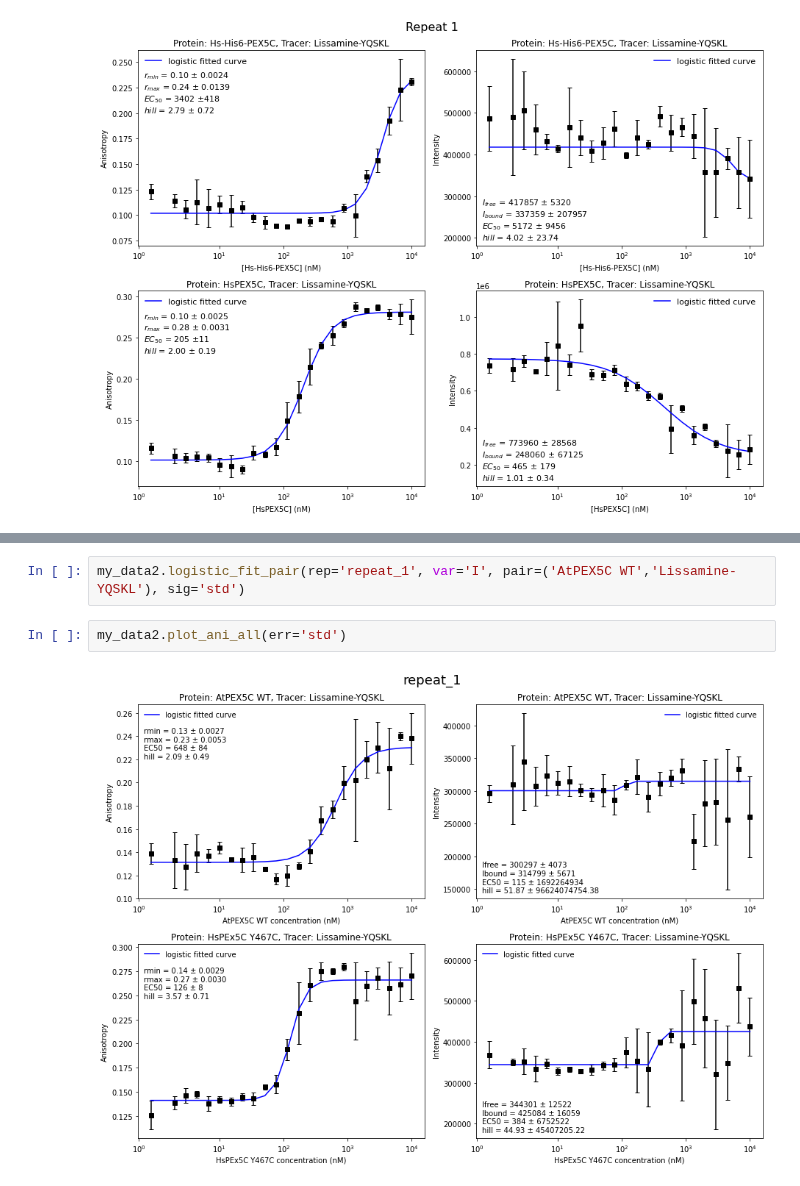
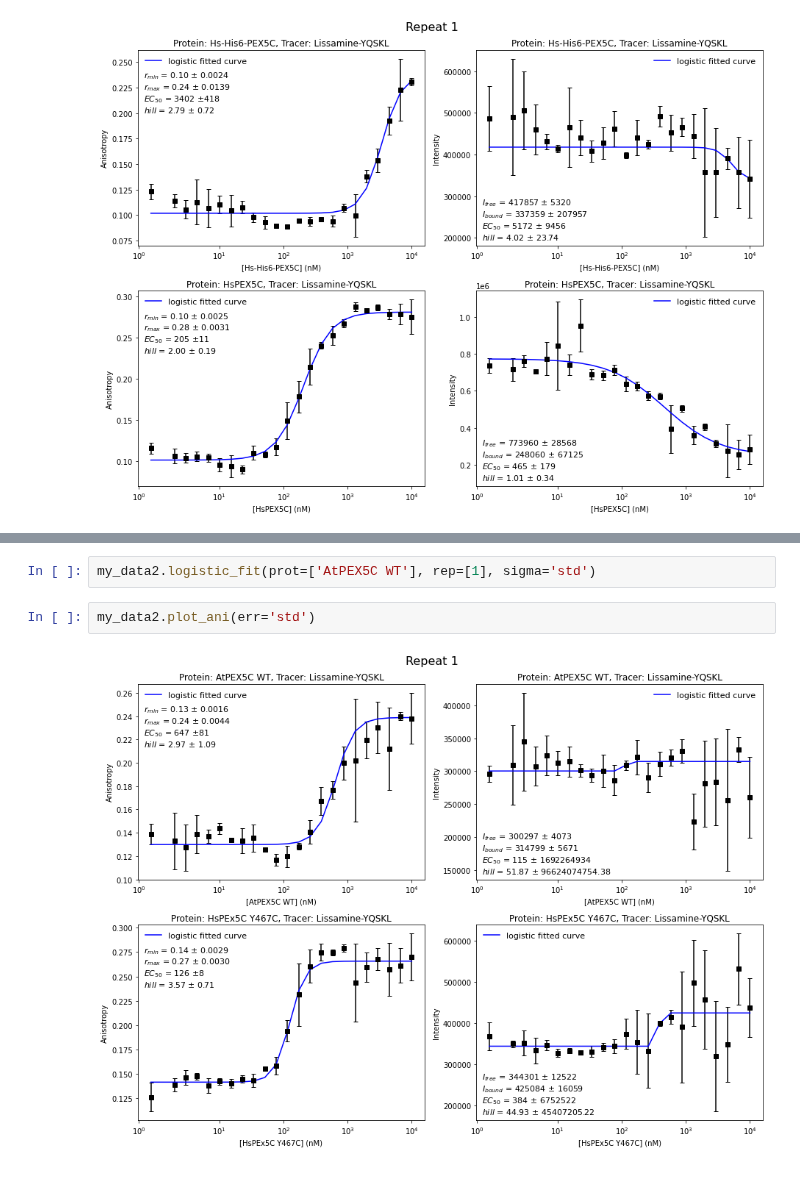
Before and after one commit to mariuszlas/Fluorescence-Anisotropy-Analysis-Development, a Jupyter notebook: fluorescenceanisotropy/fluores_anisotropy.ipynb, the cells around one changed output, grey strips where cells are left out. Drawn from its saved outputs; the diff is of its cells as text.

```diff
--- a/fluorescenceanisotropy/fluores_anisotropy.ipynb
+++ b/fluorescenceanisotropy/fluores_anisotropy.ipynb
@@ -1329,9 +1572,9 @@ Use the 'logistic_fit_pair' function to adjust the initial guess for the paramet
-# %%
-my_data2.logistic_fit_pair(rep='repeat_1', var='I', pair=('AtPEX5C WT','Lissamine-YQSKL'), sig='std')
+# %%
+my_data2.logistic_fit(prot=['AtPEX5C WT'], rep=[1], sigma='std')
 # %%
-my_data2.plot_ani_all(err='std')
+my_data2.plot_ani(err='std')
 # %% [output]
-[figure, old version]
+[figure, new version]
 # %%
 my_data2.calc_lambda()
 # %% [output]
```
Also changed, not shown: parts of 30 cells of this notebook.
